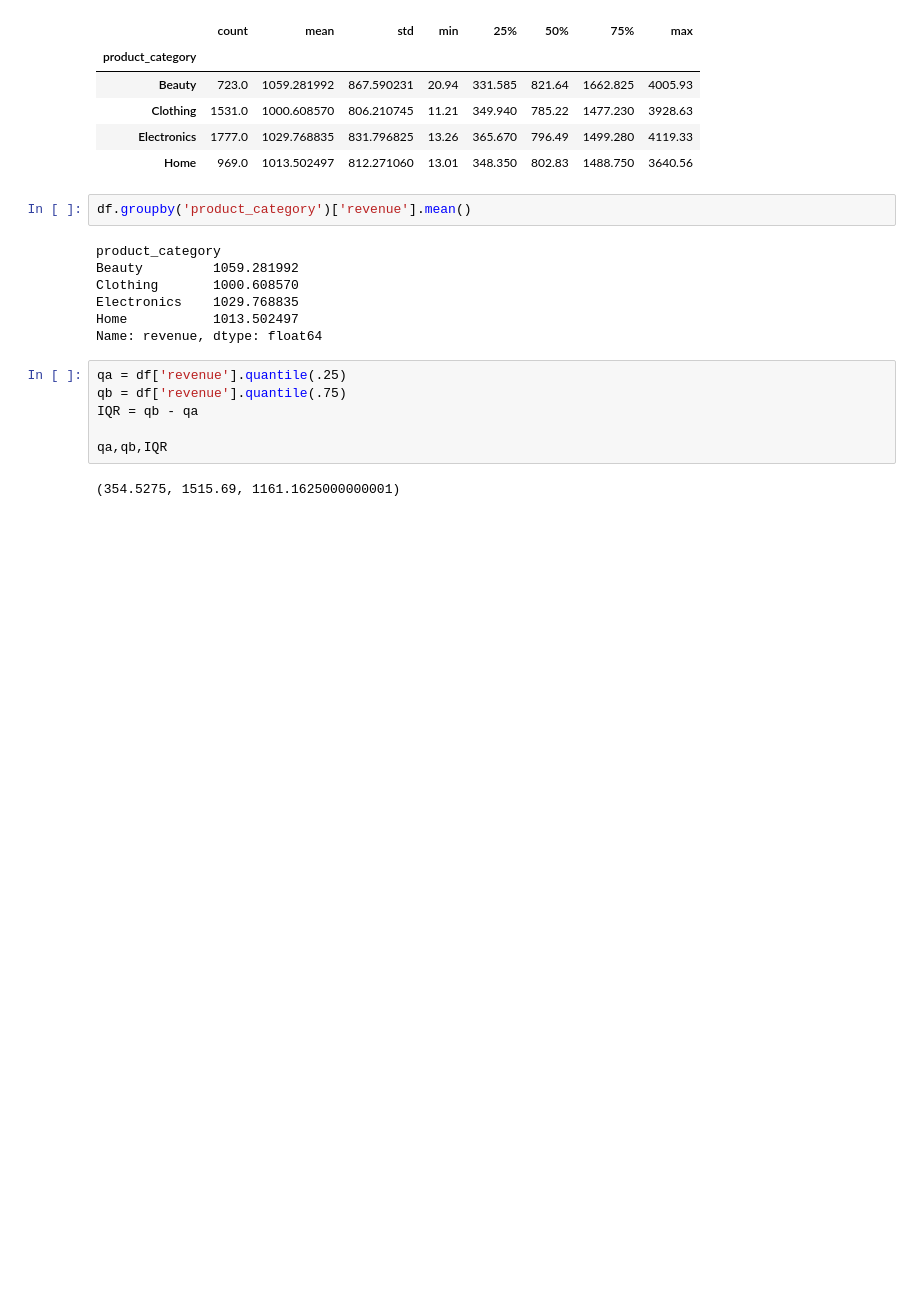
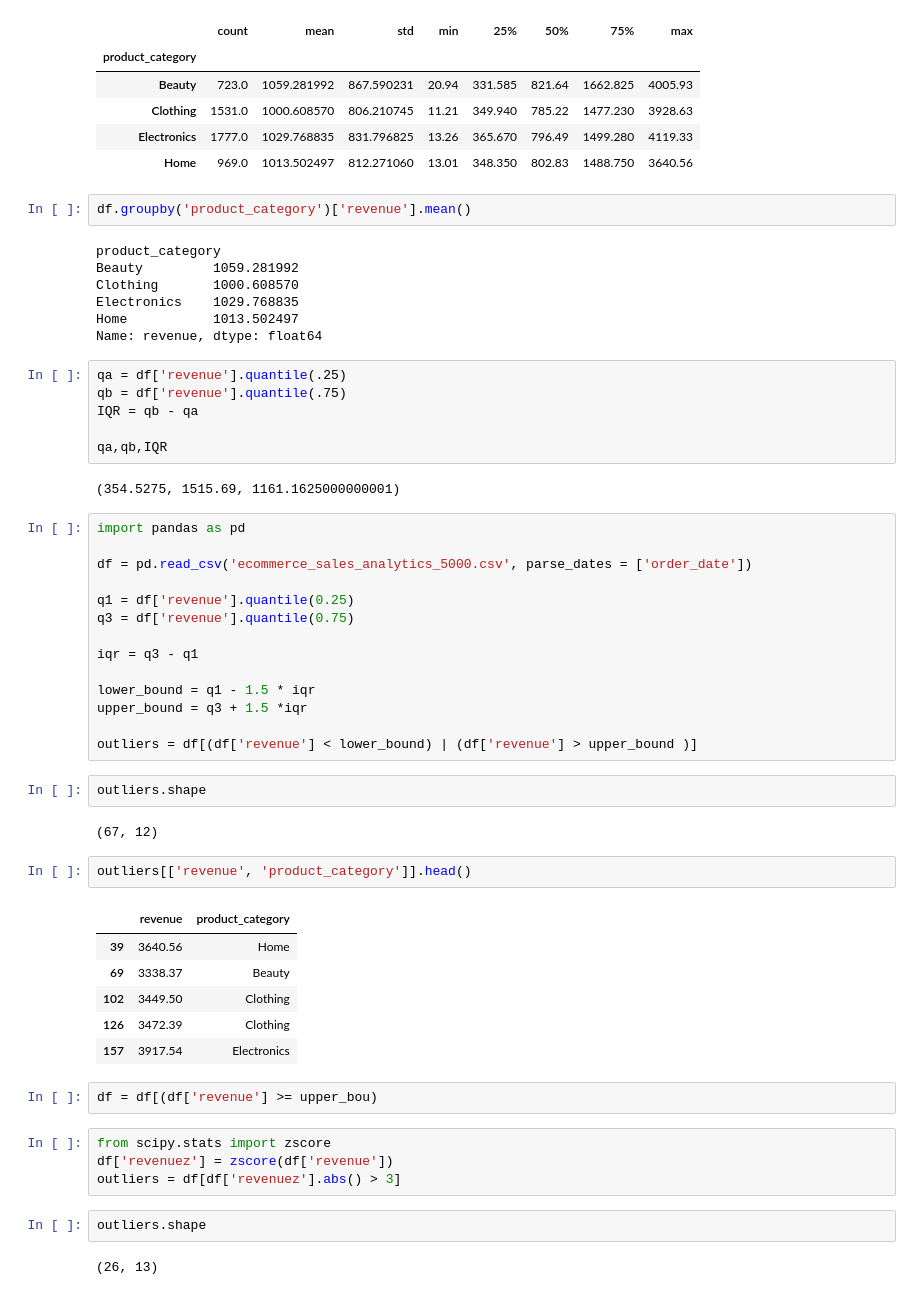
Before and after one commit to AmjadH3/AI-using-Python, a Jupyter notebook: Prac.ipynb, the cells around one changed output. Drawn from its saved outputs; the diff is of its cells as text; blank space fills up the shorter version.

```diff
--- a/Prac.ipynb
+++ b/Prac.ipynb
@@ -519,3 +521,40 @@ IQR = qb - qa
 qa,qb,IQR
 # %% [output]
 (354.5275, 1515.69, 1161.1625000000001)
+# %%
+import pandas as pd
+
+df = pd.read_csv('ecommerce_sales_analytics_5000.csv', parse_dates = ['order_date'])
+
+q1 = df['revenue'].quantile(0.25)
+q3 = df['revenue'].quantile(0.75)
+
+iqr = q3 - q1
+
+lower_bound = q1 - 1.5 * iqr
+upper_bound = q3 + 1.5 *iqr
+
+outliers = df[(df['revenue'] < lower_bound) | (df['revenue'] > upper_bound )]
+# %%
+outliers.shape
+# %% [output]
+(67, 12)
+# %%
+outliers[['revenue', 'product_category']].head()
+# %% [output]
+|  | revenue | product_category |
+| 39 | 3640.56 | Home |
+| 69 | 3338.37 | Beauty |
+| 102 | 3449.50 | Clothing |
+| 126 | 3472.39 | Clothing |
+| 157 | 3917.54 | Electronics |
+# %%
+df = df[(df['revenue'] >= upper_bou)
+# %%
+from scipy.stats import zscore
+df['revenuez'] = zscore(df['revenue'])
+outliers = df[df['revenuez'].abs() > 3]
+# %%
+outliers.shape
+# %% [output]
+(26, 13)
```
Also changed, not shown: parts of 4 cells of this notebook.
